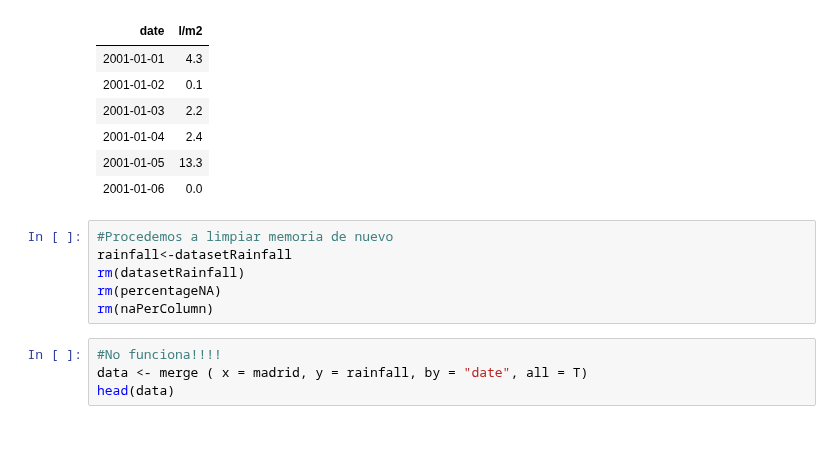
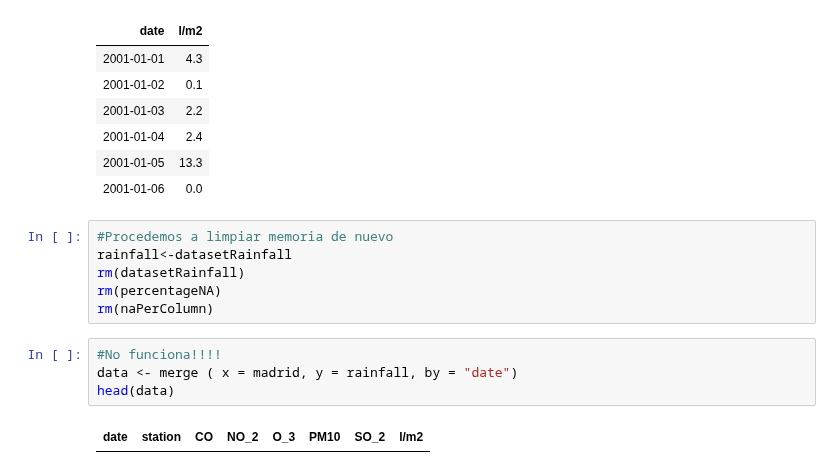
Before and after one commit to manumonforte/DataMining-BigDataParadigm, a Jupyter notebook: Estudio.ipynb, the cells around one changed output. Saved outputs shown, nothing was run; the diff lists cells and outputs as text; blank space fills up the shorter version.

```diff
--- a/Estudio.ipynb
+++ b/Estudio.ipynb
@@ -333,5 +334,7 @@ rm(percentageNA)
 rm(naPerColumn)
 # %%
 #No funciona!!!!
-data <- merge ( x = madrid, y = rainfall, by = "date", all = T)
+data <- merge ( x = madrid, y = rainfall, by = "date")
 head(data)
+# %% [output]
+| date | station | CO | NO_2 | O_3 | PM10 | SO_2 | l/m2 |
```
Also changed, not shown: parts of 3 cells of this notebook.
